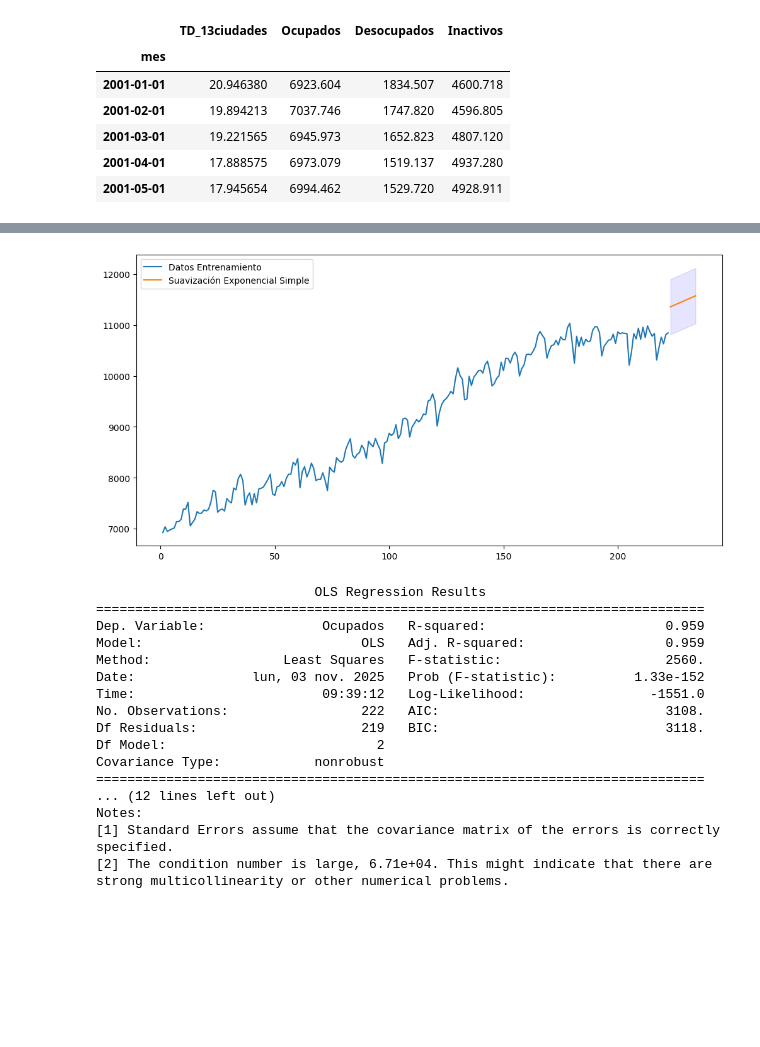
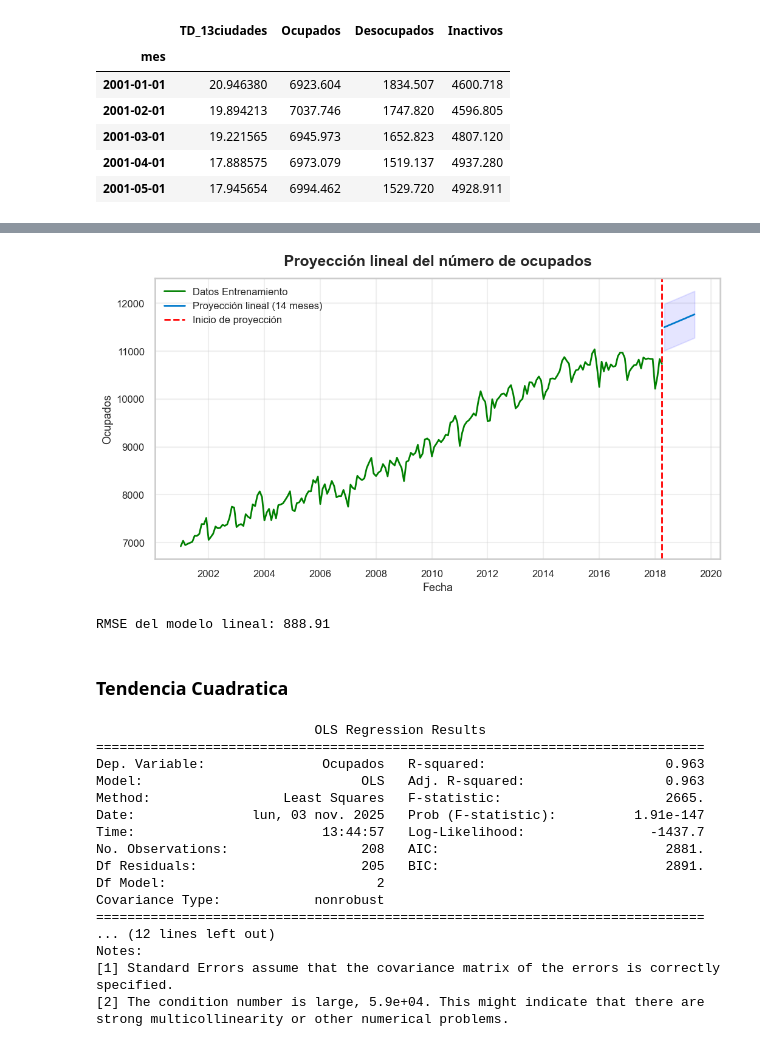
Before and after one commit to DarkLord0404/AAIII, a Jupyter notebook: Taller 2/Taller2.ipynb, the cells around one changed output, grey strips where cells are left out. Cells and saved outputs as stored; diff of their text form; code cells hidden in the pictures; blank space fills up the shorter version.

```diff
--- a/Taller 2/Taller2.ipynb
+++ b/Taller 2/Taller2.ipynb
@@ -53,0 +89,7 @@ Notes:
+# %%
+y = train_to["Ocupados"] ##Establecer la variable dependiente
+x = np.linspace(1,train_len,train_len) ##Crear variable independiente con los meses de entrenamiento
+X = sm.add_constant(x) ##Añadir constante al modelo
+lin = sm.OLS(y,X) ##Definir el modelo de regresión lineal
+lin_t = lin.fit() ##Ajustar el modelo
+print(lin_t.summary())
@@ -68,5 +128,5 @@ plt.show()
 # %%
-h=12
+h=14 #Coloco 14 porque el horizonte de predicción es de 14 meses (test)
 x_for= np.linspace((data.shape[0]+1),(data.shape[0]+h),h)
 X_for= sm.add_constant(x_for)
 # %%
@@ -94,9 +156,26 @@ print(preds)
+# %%
+# Fechas de pronóstico
+future_dates = pd.date_range(
+    train_to.index[-1] + pd.offsets.MonthBegin(1),  # mes siguiente al último
+    periods=h,
+    freq='MS'
+)
 # %%
-fig = plt.figure(figsize=(12, 6))
-plt.plot(x,y,label="Datos Entrenamiento")
-plt.plot(x_for,preds['Point_forecast'],label="Suavización Exponencial Simple")
-plt.fill_between(x_for ,preds['lower_95'], preds['upper_95'], color='blue', alpha=0.1)
-plt.legend()
+plt.figure(figsize=(12,6))
+plt.plot(train_to.index, train_to["Ocupados"], label="Datos Entrenamiento", color="green")
+plt.plot(future_dates, preds['Point_forecast'], label="Proyección lineal (14 meses)")
+
+# Línea de inicio de proyección (en fecha, no en índice numérico)
+plt.axvline(train_to.index[-1], color='red', linestyle='--', label='Inicio de proyección')
+
+
+# Intervalos de confianza
+plt.fill_between(future_dates, preds['lower_95'], preds['upper_95'], color='blue', alpha=0.1)
+plt.legend(loc="upper left")
+plt.title("Proyección lineal del número de ocupados")
+plt.xlabel("Fecha")
+plt.ylabel("Ocupados")
+plt.grid(alpha=0.3)
 plt.show()
 # %% [output]
-[figure, old version]
+[figure, new version]
@@ -105,26 +182,33 @@ plt.show()
+# %%
+rmse = np.sqrt(mean_squared_error(test_to, y_prd))
+print("RMSE del modelo lineal:", round(rmse, 2))
+# %% [output]
+RMSE del modelo lineal: 888.91
+# %% [markdown]
+### **Tendencia Cuadratica**
 # %%
-y = data["Ocupados"]
-data["x"] = np.linspace(1,data.shape[0],data.shape[0])
-data["x2"] = x**2
-X = sm.add_constant(data[["x","x2"]])
+y = train_to["Ocupados"]
+train_to["x"] = np.linspace(1, train_len, train_len)
+train_to["x2"] = train_to["x"] ** 2
+X = sm.add_constant(train_to[["x", "x2"]])
 pol = sm.OLS(y,X)
 pol_2 = pol.fit()
 print(pol_2.summary())
 # %% [output]
                             OLS Regression Results
 ==============================================================================
-Dep. Variable:               Ocupados   R-squared:                       0.959
-Model:                            OLS   Adj. R-squared:                  0.959
-Method:                 Least Squares   F-statistic:                     2560.
-Date:               lun, 03 nov. 2025   Prob (F-statistic):          1.33e-152
-Time:                        09:39:12   Log-Likelihood:                -1551.0
-No. Observations:                 222   AIC:                             3108.
-Df Residuals:                     219   BIC:                             3118.
+Dep. Variable:               Ocupados   R-squared:                       0.963
+Model:                            OLS   Adj. R-squared:                  0.963
+Method:                 Least Squares   F-statistic:                     2665.
+Date:               lun, 03 nov. 2025   Prob (F-statistic):          1.91e-147
+Time:                        13:44:57   Log-Likelihood:                -1437.7
+No. Observations:                 208   AIC:                             2881.
+Df Residuals:                     205   BIC:                             2891.
 Df Model:                           2
 Covariance Type:            nonrobust
 ==============================================================================
 ... (12 lines left out)
 Notes:
 [1] Standard Errors assume that the covariance matrix of the errors is correctly specified.
-[2] The condition number is large, 6.71e+04. This might indicate that there are
+[2] The condition number is large, 5.9e+04. This might indicate that there are
 strong multicollinearity or other numerical problems.
```
Also changed, not shown: parts of 54 cells of this notebook, 3 other files.
